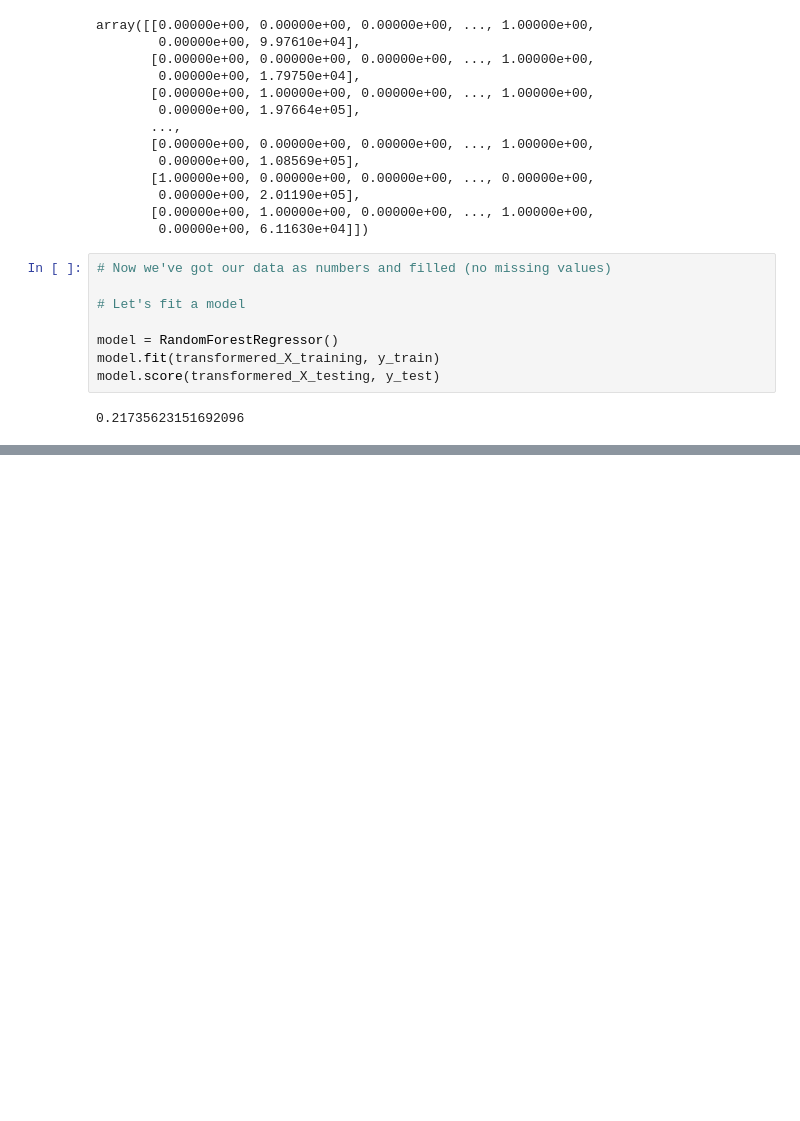
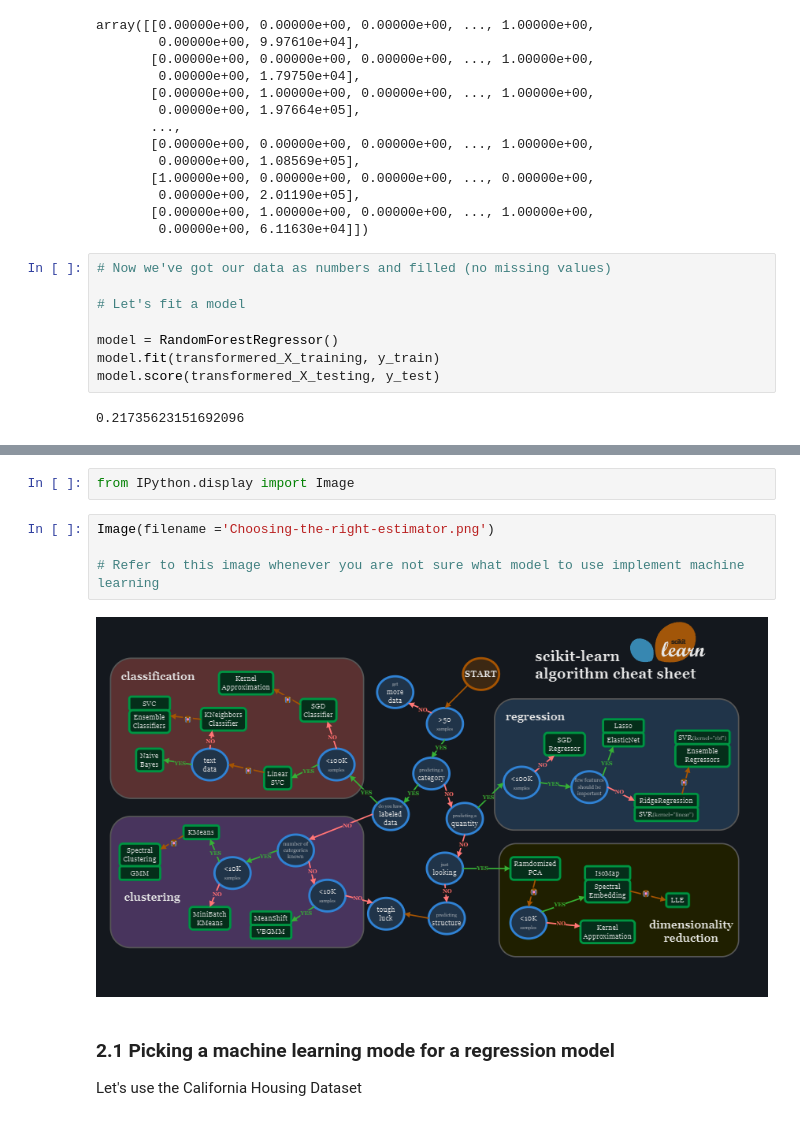
Before and after one commit to ParasKore2003/Machine-Learning, a Jupyter notebook: Practice/Scikit Learn/task/Introduction_Scikit_learn.ipynb, the cells around one changed output, grey strips where cells are left out. Cells and saved outputs as stored; diff of their text form; blank space fills up the shorter version.

```diff
--- a/Practice/Scikit Learn/task/Introduction_Scikit_learn.ipynb
+++ b/Practice/Scikit Learn/task/Introduction_Scikit_learn.ipynb
@@ -621,0 +631,12 @@ model.score(transformered_X_testing, y_test)
+# %%
+from IPython.display import Image
+# %%
+Image(filename ='Choosing-the-right-estimator.png')
+
+# Refer to this image whenever you are not sure what model to use implement machine learning
+# %% [output]
+[figure, added]
+# %% [markdown]
+### 2.1 Picking a machine learning mode for a regression model
+
+Let's use the California Housing Dataset
```
Also changed, not shown: parts of 10 cells of this notebook, 2 other files.
